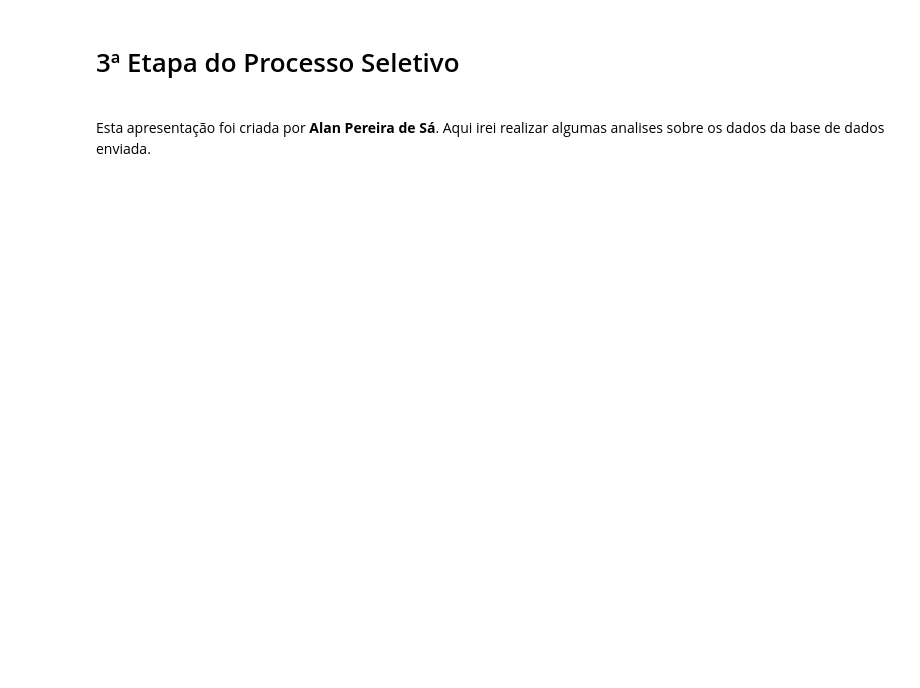
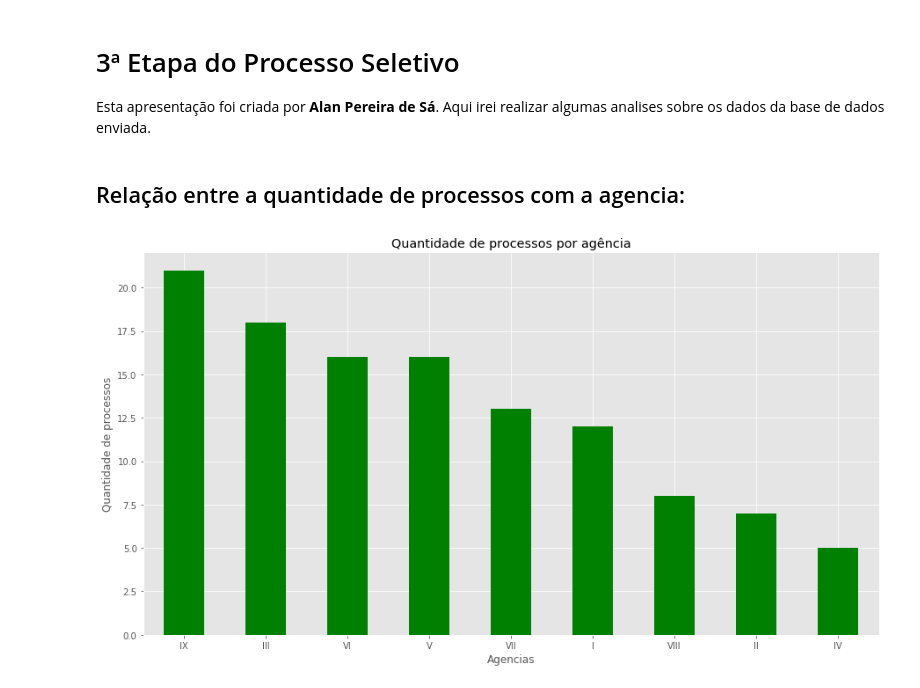
Before and after one commit to alansa90/FGV_CPDE_3EPS, a Jupyter notebook: FGV_CPDE_3EPS.ipynb, the cells around one changed output. Cells and saved outputs as stored; diff of their text form; code cells hidden in the pictures; blank space fills up the shorter version.

```diff
--- a/FGV_CPDE_3EPS.ipynb
+++ b/FGV_CPDE_3EPS.ipynb
@@ -1,6 +1,5 @@
 # %% [markdown]
 <h1>3ª Etapa do Processo Seletivo</h1>
-<br>
 Esta apresentação foi criada por <b>Alan Pereira de Sá</b>. Aqui irei realizar algumas analises sobre os dados da base de dados enviada.
 # %%
 %matplotlib inline
@@ -15 +14,12 @@ dataset = pd.read_excel(xlsx, 'Dados')
 dataset = dataset.dropna()
+# %% [markdown]
+<h2>Relação entre a quantidade de processos com a agencia:</h2>
+# %%
+dataset['Agencia'].value_counts().plot(kind='bar', figsize=(15,8), rot=0,color='green')
+
+plt.title('Quantidade de processos por agência')
+plt.xlabel('Agencias')
+plt.ylabel('Quantidade de processos')
+plt.show()
+# %% [output]
+[figure, added]
```
Also changed, not shown: parts of 14 cells of this notebook.
